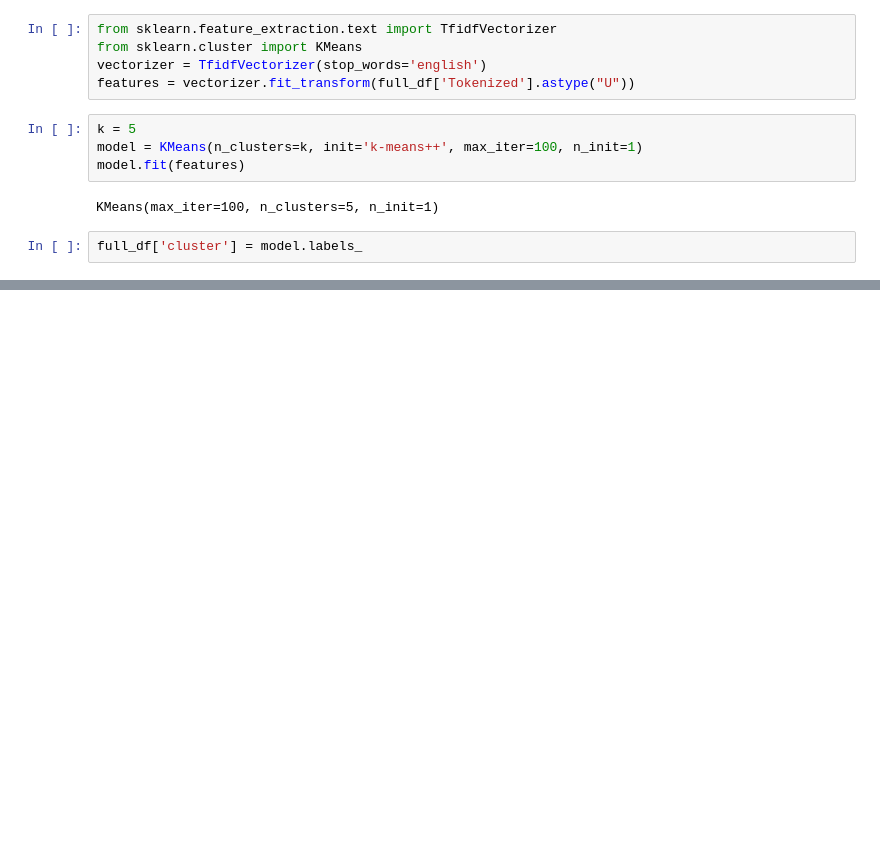
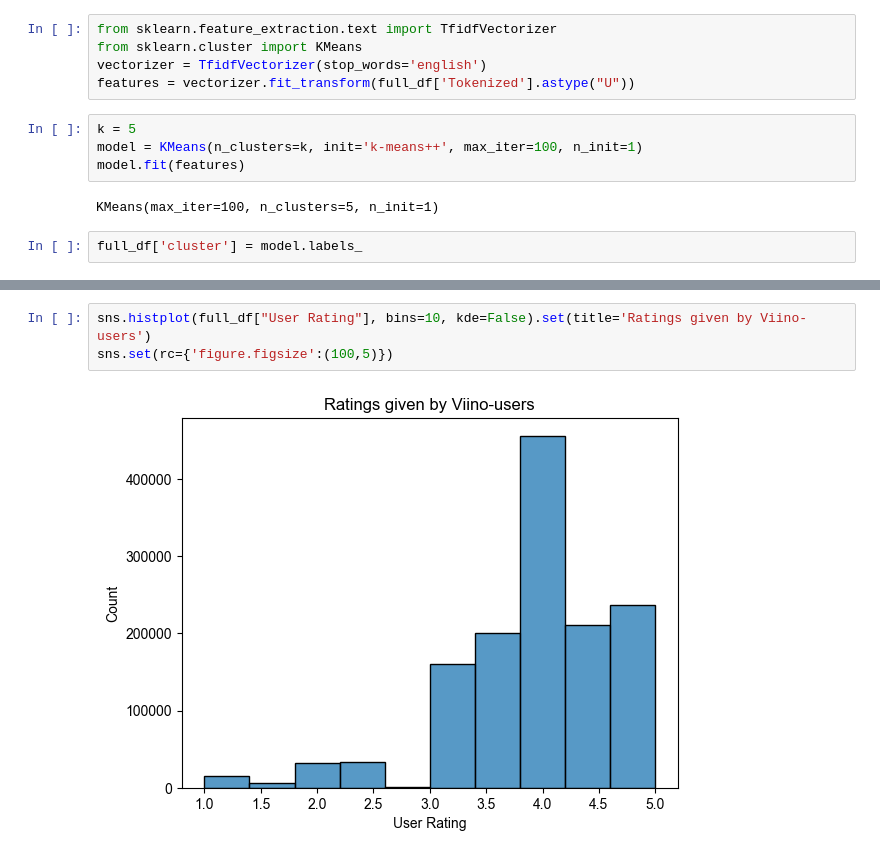
Before and after one commit to AndreaCamilloni/DM2583-project, a Jupyter notebook: notebook.ipynb, the cells around one changed output, grey strips where cells are left out. Saved outputs shown, nothing was run; the diff lists cells and outputs as text; blank space fills up the shorter version.

Commit message:
fix + plots

```diff
--- a/notebook.ipynb
+++ b/notebook.ipynb
@@ -276,0 +236,5 @@ full_df[full_df.cluster==4].groupby(by="Sentiment").count()
+# %%
+sns.histplot(full_df["User Rating"], bins=10, kde=False).set(title='Ratings given by Viino-users')
+sns.set(rc={'figure.figsize':(100,5)})
+# %% [output]
+[figure, added]
```
Also changed, not shown: parts of 30 cells of this notebook, 1 other file.
